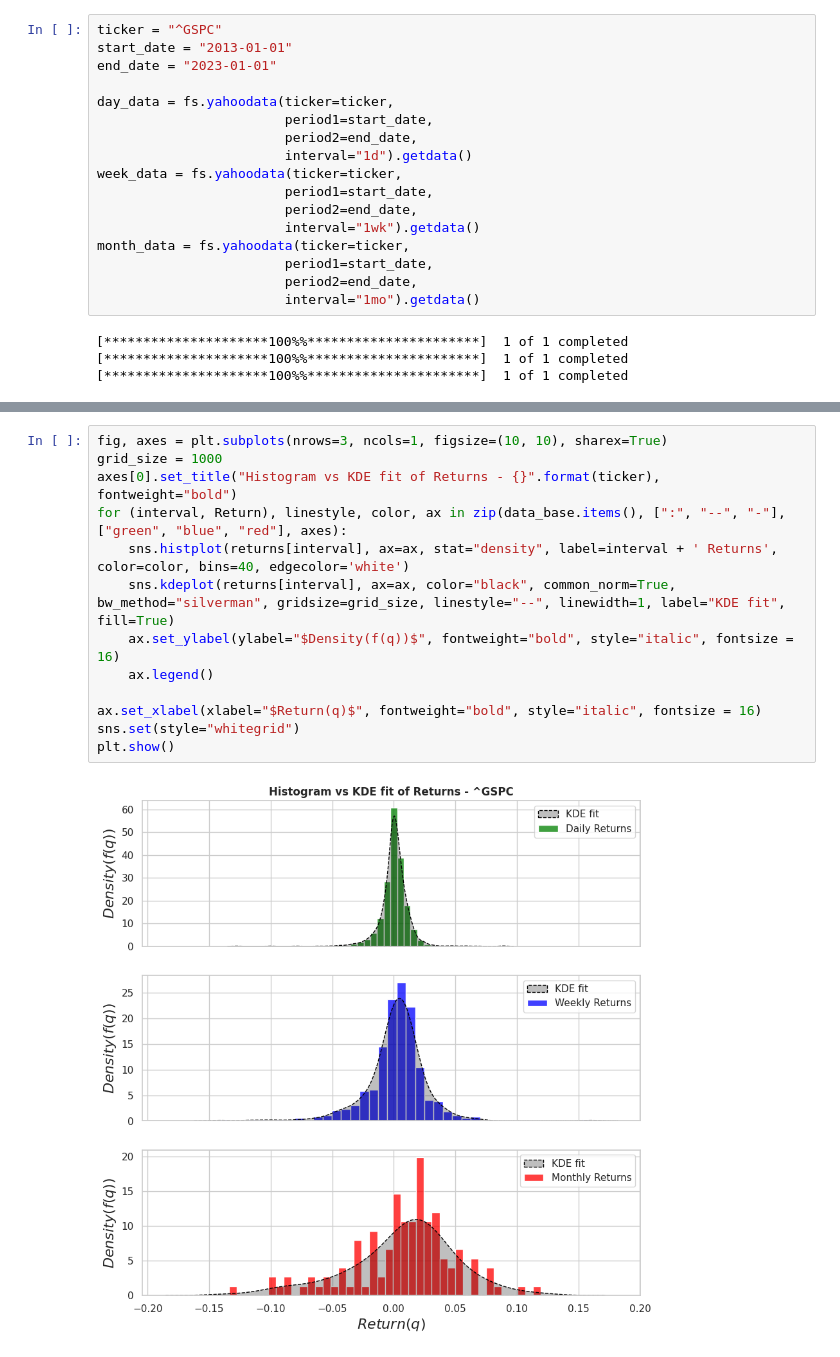
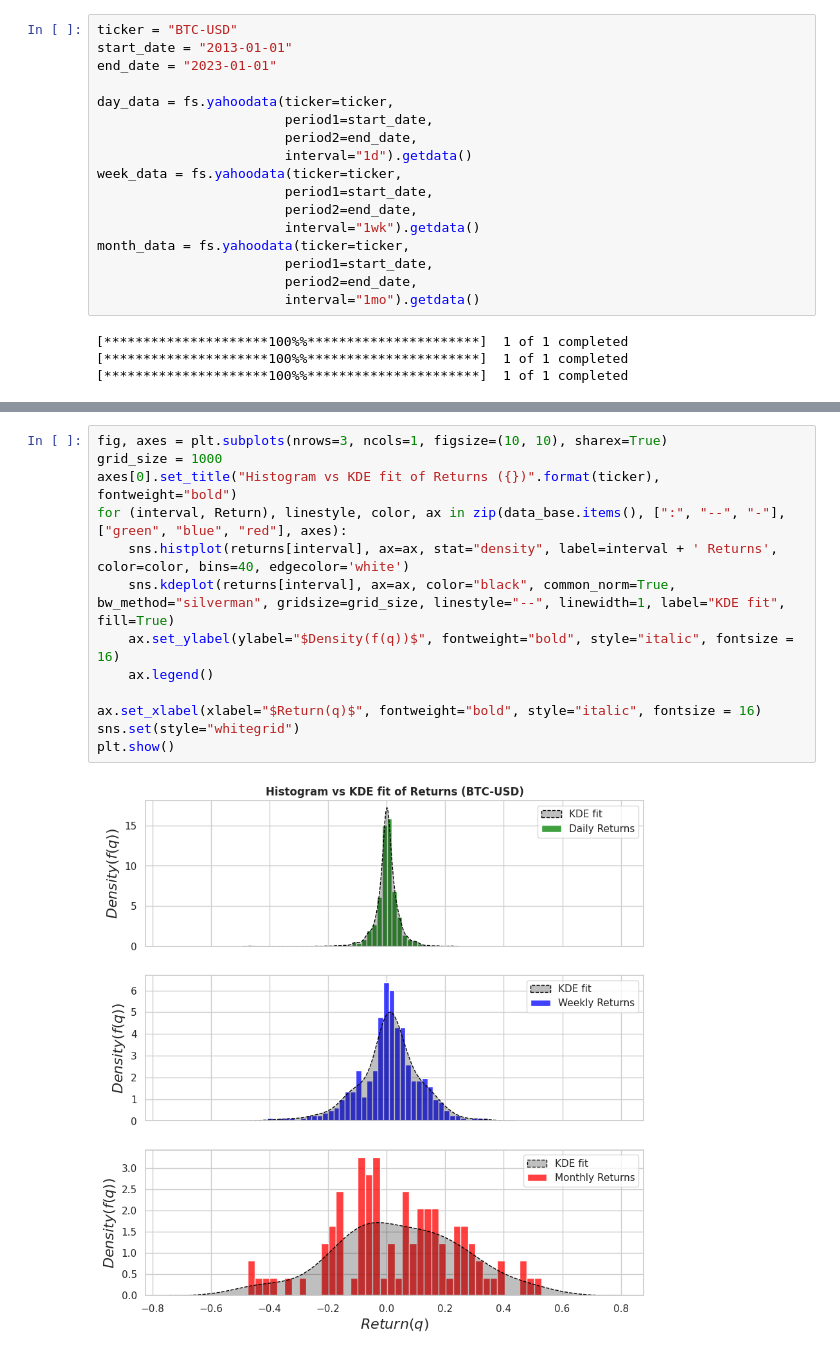
Before and after one commit to amirgholizad/tails_of_distributions, a Jupyter notebook: moving_distributions.ipynb, the cells around one changed output, grey strips where cells are left out. Cells and saved outputs as stored; diff of their text form.

```diff
--- a/moving_distributions.ipynb
+++ b/moving_distributions.ipynb
@@ -13,7 +13,7 @@ from matplotlib import rcParams
 import matplotlib.pyplot as plt
 import matplotlib.dates as mdates
 # %%
-ticker = "^GSPC"
+ticker = "BTC-USD"
 start_date = "2013-01-01"
 end_date = "2023-01-01"
 
@@ -113,18 +113,18 @@ plt.show();
 # %%
 fig, axes = plt.subplots(nrows=3, ncols=1, figsize=(10, 10), sharex=True)
 grid_size = 1000
-axes[0].set_title("Histogram vs KDE fit of Returns - {}".format(ticker), fontweight="bold")
+axes[0].set_title("Histogram vs KDE fit of Returns ({})".format(ticker), fontweight="bold")
 for (interval, Return), linestyle, color, ax in zip(data_base.items(), [":", "--", "-"], ["green", "blue", "red"], axes):
     sns.histplot(returns[interval], ax=ax, stat="density", label=interval + ' Returns', color=color, bins=40, edgecolor='white')
     sns.kdeplot(returns[interval], ax=ax, color="black", common_norm=True, bw_method="silverman", gridsize=grid_size, linestyle="--", linewidth=1, label="KDE fit", fill=True)
     ax.set_ylabel(ylabel="$Density(f(q))$", fontweight="bold", style="italic", fontsize = 16)
     ax.legend()
 
 ax.set_xlabel(xlabel="$Return(q)$", fontweight="bold", style="italic", fontsize = 16)
 sns.set(style="whitegrid")
 plt.show()
 # %% [output]
-[figure, old version]
+[figure, new version]
 # %%
 PDF = []
 fig, axes = plt.subplots(nrows=3, ncols=1, figsize=(10, 10), sharex=True)
```
Also changed, not shown: parts of 7 cells of this notebook, 1 other file.
